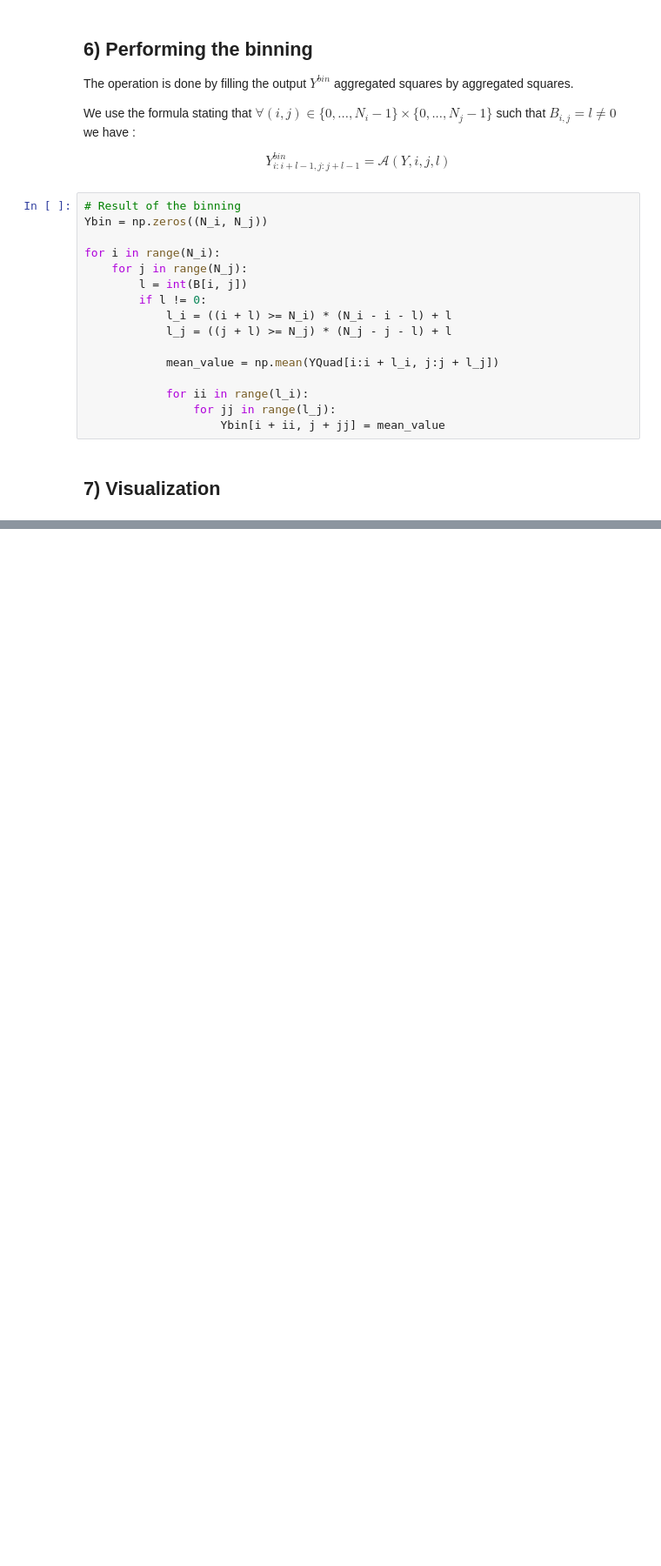
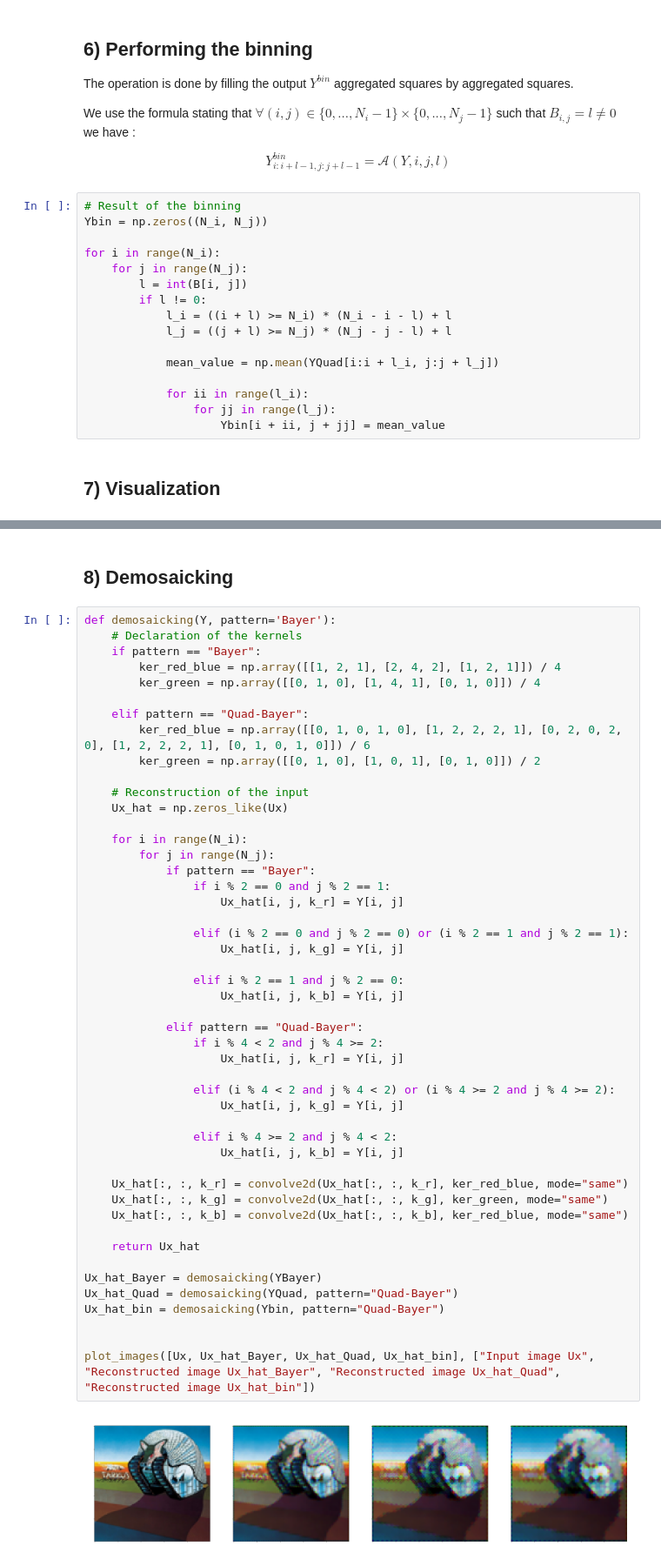
Before and after one commit to mattmull42/internship_superres_img_multires_spectral_sensor, a Jupyter notebook: CFA_and_binning_forward_models.ipynb, the cells around one changed output, grey strips where cells are left out. Shown at 87% size. Saved outputs shown, nothing was run; the diff lists cells and outputs as text; blank space fills up the shorter version.

```diff
--- a/CFA_and_binning_forward_models.ipynb
+++ b/CFA_and_binning_forward_models.ipynb
@@ -232,0 +248,52 @@ plt.show()
+# %% [markdown]
+## 8) Demosaicking
+# %%
+def demosaicking(Y, pattern='Bayer'):
+    # Declaration of the kernels
+    if pattern == "Bayer":
+        ker_red_blue = np.array([[1, 2, 1], [2, 4, 2], [1, 2, 1]]) / 4
+        ker_green = np.array([[0, 1, 0], [1, 4, 1], [0, 1, 0]]) / 4
+
+    elif pattern == "Quad-Bayer":
+        ker_red_blue = np.array([[0, 1, 0, 1, 0], [1, 2, 2, 2, 1], [0, 2, 0, 2, 0], [1, 2, 2, 2, 1], [0, 1, 0, 1, 0]]) / 6
+        ker_green = np.array([[0, 1, 0], [1, 0, 1], [0, 1, 0]]) / 2
+
+    # Reconstruction of the input
+    Ux_hat = np.zeros_like(Ux)
+
+    for i in range(N_i):
+        for j in range(N_j):
+            if pattern == "Bayer":
+                if i % 2 == 0 and j % 2 == 1:
+                    Ux_hat[i, j, k_r] = Y[i, j]
+
+                elif (i % 2 == 0 and j % 2 == 0) or (i % 2 == 1 and j % 2 == 1):
+                    Ux_hat[i, j, k_g] = Y[i, j]
+
+                elif i % 2 == 1 and j % 2 == 0:
+                    Ux_hat[i, j, k_b] = Y[i, j]
+
+            elif pattern == "Quad-Bayer":
+                if i % 4 < 2 and j % 4 >= 2:
+                    Ux_hat[i, j, k_r] = Y[i, j]
+
+                elif (i % 4 < 2 and j % 4 < 2) or (i % 4 >= 2 and j % 4 >= 2):
+                    Ux_hat[i, j, k_g] = Y[i, j]
+
+                elif i % 4 >= 2 and j % 4 < 2:
+                    Ux_hat[i, j, k_b] = Y[i, j]
+
+    Ux_hat[:, :, k_r] = convolve2d(Ux_hat[:, :, k_r], ker_red_blue, mode="same")
+    Ux_hat[:, :, k_g] = convolve2d(Ux_hat[:, :, k_g], ker_green, mode="same")
+    Ux_hat[:, :, k_b] = convolve2d(Ux_hat[:, :, k_b], ker_red_blue, mode="same")
+
+    return Ux_hat
+
+Ux_hat_Bayer = demosaicking(YBayer)
+Ux_hat_Quad = demosaicking(YQuad, pattern="Quad-Bayer")
+Ux_hat_bin = demosaicking(Ybin, pattern="Quad-Bayer")
+
+
+plot_images([Ux, Ux_hat_Bayer, Ux_hat_Quad, Ux_hat_bin], ["Input image Ux", "Reconstructed image Ux_hat_Bayer", "Reconstructed image Ux_hat_Quad", "Reconstructed image Ux_hat_bin"])
+# %% [output]
+[figure, added]
```
Also changed, not shown: parts of 11 cells of this notebook, 1 other file.
